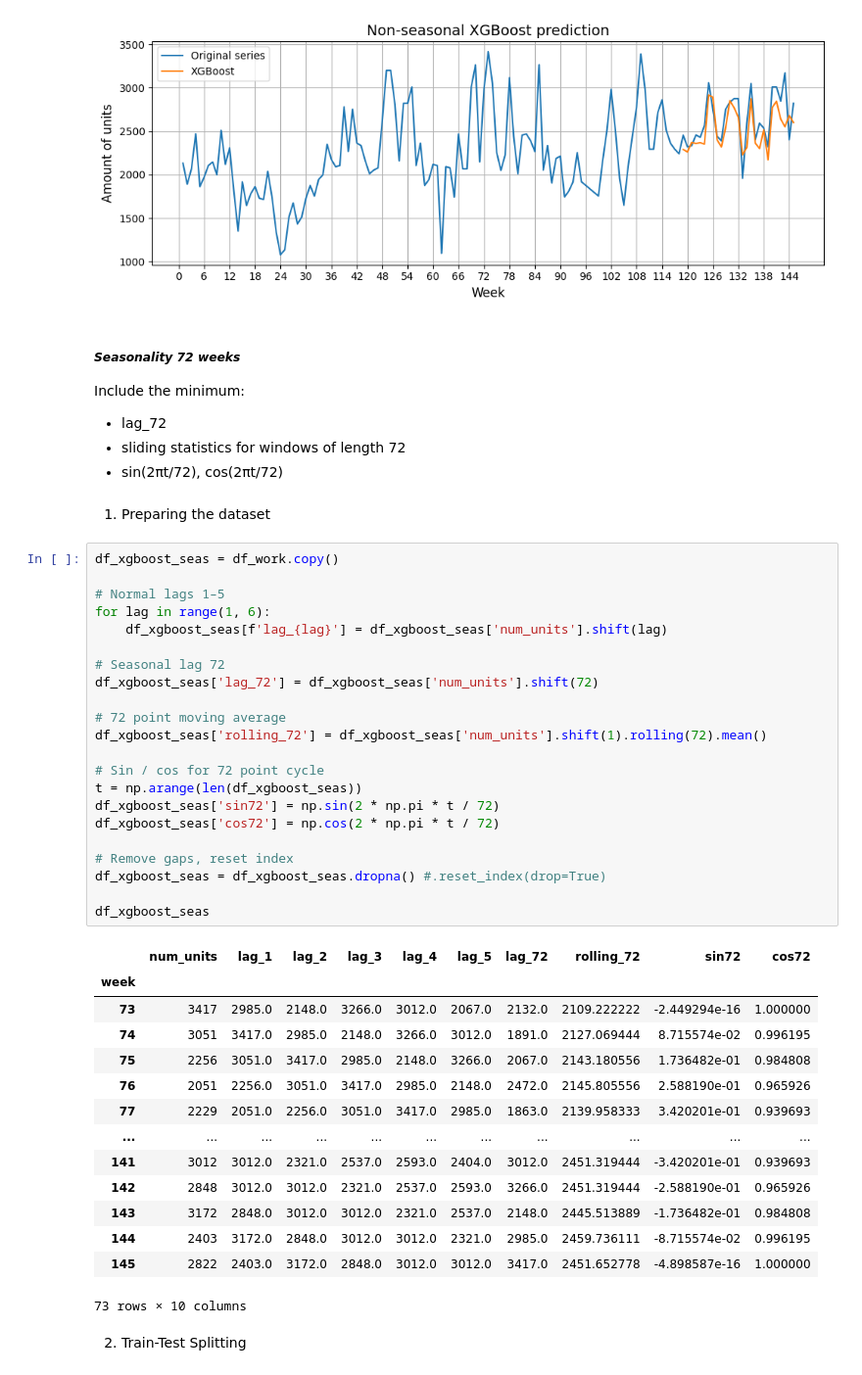
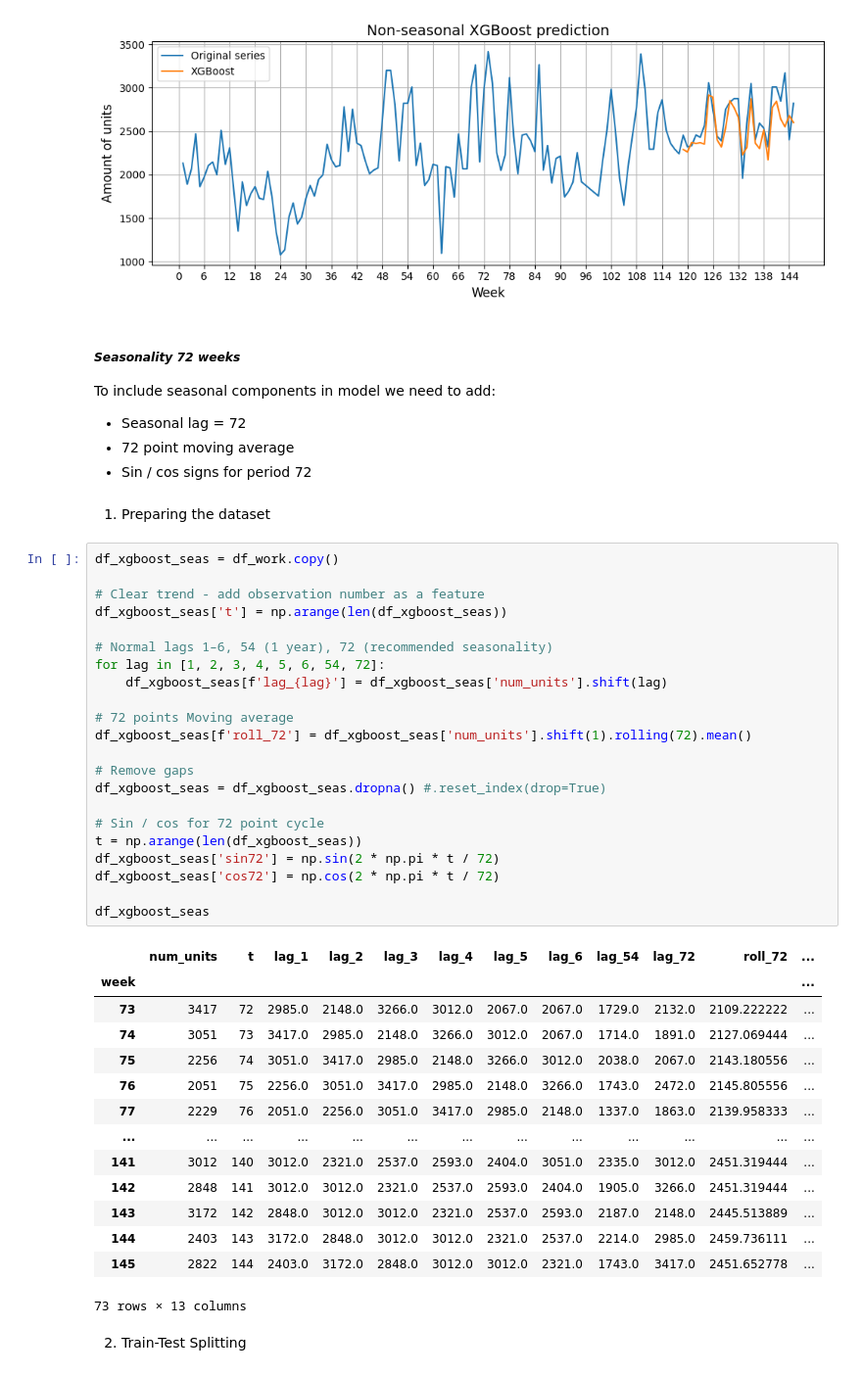
Before and after one commit to AwanRaskall/ml-demand-driven-order-planning, a Jupyter notebook: product_demand_prediction.ipynb, the cells around one changed output. Shown at 98% size. Cells and saved outputs as stored; diff of their text form.

```diff
--- a/product_demand_prediction.ipynb
+++ b/product_demand_prediction.ipynb
@@ -973,49 +975,49 @@ plot_graph(df_work['num_units'], y_pred_xgb, title = 'Non-seasonal XGBoost predi
 # %% [markdown]
 ##### _Seasonality 72 weeks_
 
-Include the minimum:
-* lag_72
-* sliding statistics for windows of length 72
-* sin(2πt/72), cos(2πt/72)
+To include seasonal components in model we need to add:
+* Seasonal lag = 72
+* 72 point moving average
+* Sin / cos signs for period 72
 # %% [markdown]
 1. Preparing the dataset
 # %%
 df_xgboost_seas = df_work.copy()
 
-# Normal lags 1–5
-for lag in range(1, 6):
+# Clear trend - add observation number as a feature
+df_xgboost_seas['t'] = np.arange(len(df_xgboost_seas))
+
+# Normal lags 1–6, 54 (1 year), 72 (recommended seasonality)
+for lag in [1, 2, 3, 4, 5, 6, 54, 72]:
     df_xgboost_seas[f'lag_{lag}'] = df_xgboost_seas['num_units'].shift(lag)
 
-# Seasonal lag 72
-df_xgboost_seas['lag_72'] = df_xgboost_seas['num_units'].shift(72)
+# 72 points Moving average
+df_xgboost_seas[f'roll_72'] = df_xgboost_seas['num_units'].shift(1).rolling(72).mean()
 
-# 72 point moving average
-df_xgboost_seas['rolling_72'] = df_xgboost_seas['num_units'].shift(1).rolling(72).mean()
+# Remove gaps
+df_xgboost_seas = df_xgboost_seas.dropna() #.reset_index(drop=True)
 
 # Sin / cos for 72 point cycle
 t = np.arange(len(df_xgboost_seas))
 df_xgboost_seas['sin72'] = np.sin(2 * np.pi * t / 72)
 df_xgboost_seas['cos72'] = np.cos(2 * np.pi * t / 72)
 
-# Remove gaps, reset index
-df_xgboost_seas = df_xgboost_seas.dropna() #.reset_index(drop=True)
-
 df_xgboost_seas
 # %% [output]
-|  | num_units | lag_1 | lag_2 | lag_3 | lag_4 | lag_5 | lag_72 | rolling_72 | sin72 | cos72 |
-| week |  |  |  |  |  |  |  |  |  |  |
-| 73 | 3417 | 2985.0 | 2148.0 | 3266.0 | 3012.0 | 2067.0 | 2132.0 | 2109.222222 | -2.449294e-16 | 1.000000 |
-| 74 | 3051 | 3417.0 | 2985.0 | 2148.0 | 3266.0 | 3012.0 | 1891.0 | 2127.069444 | 8.715574e-02 | 0.996195 |
-| 75 | 2256 | 3051.0 | 3417.0 | 2985.0 | 2148.0 | 3266.0 | 2067.0 | 2143.180556 | 1.736482e-01 | 0.984808 |
-| 76 | 2051 | 2256.0 | 3051.0 | 3417.0 | 2985.0 | 2148.0 | 2472.0 | 2145.805556 | 2.588190e-01 | 0.965926 |
-| 77 | 2229 | 2051.0 | 2256.0 | 3051.0 | 3417.0 | 2985.0 | 1863.0 | 2139.958333 | 3.420201e-01 | 0.939693 |
-| ... | ... | ... | ... | ... | ... | ... | ... | ... | ... | ... |
-| 141 | 3012 | 3012.0 | 2321.0 | 2537.0 | 2593.0 | 2404.0 | 3012.0 | 2451.319444 | -3.420201e-01 | 0.939693 |
-| 142 | 2848 | 3012.0 | 3012.0 | 2321.0 | 2537.0 | 2593.0 | 3266.0 | 2451.319444 | -2.588190e-01 | 0.965926 |
-| 143 | 3172 | 2848.0 | 3012.0 | 3012.0 | 2321.0 | 2537.0 | 2148.0 | 2445.513889 | -1.736482e-01 | 0.984808 |
-| 144 | 2403 | 3172.0 | 2848.0 | 3012.0 | 3012.0 | 2321.0 | 2985.0 | 2459.736111 | -8.715574e-02 | 0.996195 |
-| 145 | 2822 | 2403.0 | 3172.0 | 2848.0 | 3012.0 | 3012.0 | 3417.0 | 2451.652778 | -4.898587e-16 | 1.000000 |
+|  | num_units | t | lag_1 | lag_2 | lag_3 | lag_4 | lag_5 | lag_6 | lag_54 | lag_72 | roll_72 | ... |
+| week |  |  |  |  |  |  |  |  |  |  |  | ... |
+| 73 | 3417 | 72 | 2985.0 | 2148.0 | 3266.0 | 3012.0 | 2067.0 | 2067.0 | 1729.0 | 2132.0 | 2109.222222 | ... |
+| 74 | 3051 | 73 | 3417.0 | 2985.0 | 2148.0 | 3266.0 | 3012.0 | 2067.0 | 1714.0 | 1891.0 | 2127.069444 | ... |
+| 75 | 2256 | 74 | 3051.0 | 3417.0 | 2985.0 | 2148.0 | 3266.0 | 3012.0 | 2038.0 | 2067.0 | 2143.180556 | ... |
+| 76 | 2051 | 75 | 2256.0 | 3051.0 | 3417.0 | 2985.0 | 2148.0 | 3266.0 | 1743.0 | 2472.0 | 2145.805556 | ... |
+| 77 | 2229 | 76 | 2051.0 | 2256.0 | 3051.0 | 3417.0 | 2985.0 | 2148.0 | 1337.0 | 1863.0 | 2139.958333 | ... |
+| ... | ... | ... | ... | ... | ... | ... | ... | ... | ... | ... | ... | ... |
+| 141 | 3012 | 140 | 3012.0 | 2321.0 | 2537.0 | 2593.0 | 2404.0 | 3051.0 | 2335.0 | 3012.0 | 2451.319444 | ... |
+| 142 | 2848 | 141 | 3012.0 | 3012.0 | 2321.0 | 2537.0 | 2593.0 | 2404.0 | 1905.0 | 3266.0 | 2451.319444 | ... |
+| 143 | 3172 | 142 | 2848.0 | 3012.0 | 3012.0 | 2321.0 | 2537.0 | 2593.0 | 2187.0 | 2148.0 | 2445.513889 | ... |
+| 144 | 2403 | 143 | 3172.0 | 2848.0 | 3012.0 | 3012.0 | 2321.0 | 2537.0 | 2214.0 | 2985.0 | 2459.736111 | ... |
+| 145 | 2822 | 144 | 2403.0 | 3172.0 | 2848.0 | 3012.0 | 3012.0 | 2321.0 | 1743.0 | 3417.0 | 2451.652778 | ... |
-73 rows × 10 columns
+73 rows × 13 columns
 # %% [markdown]
 2. Train-Test Splitting
 # %%
```
Also changed, not shown: parts of 9 cells of this notebook.
